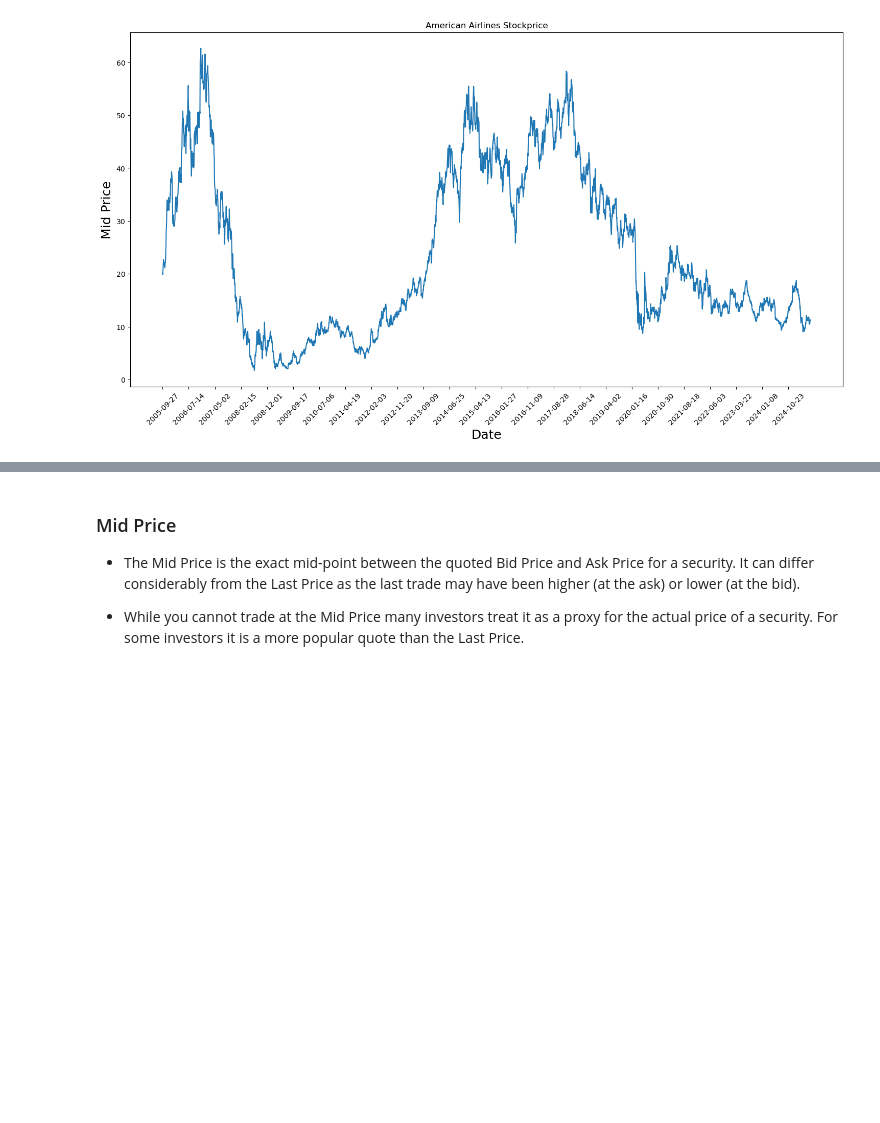
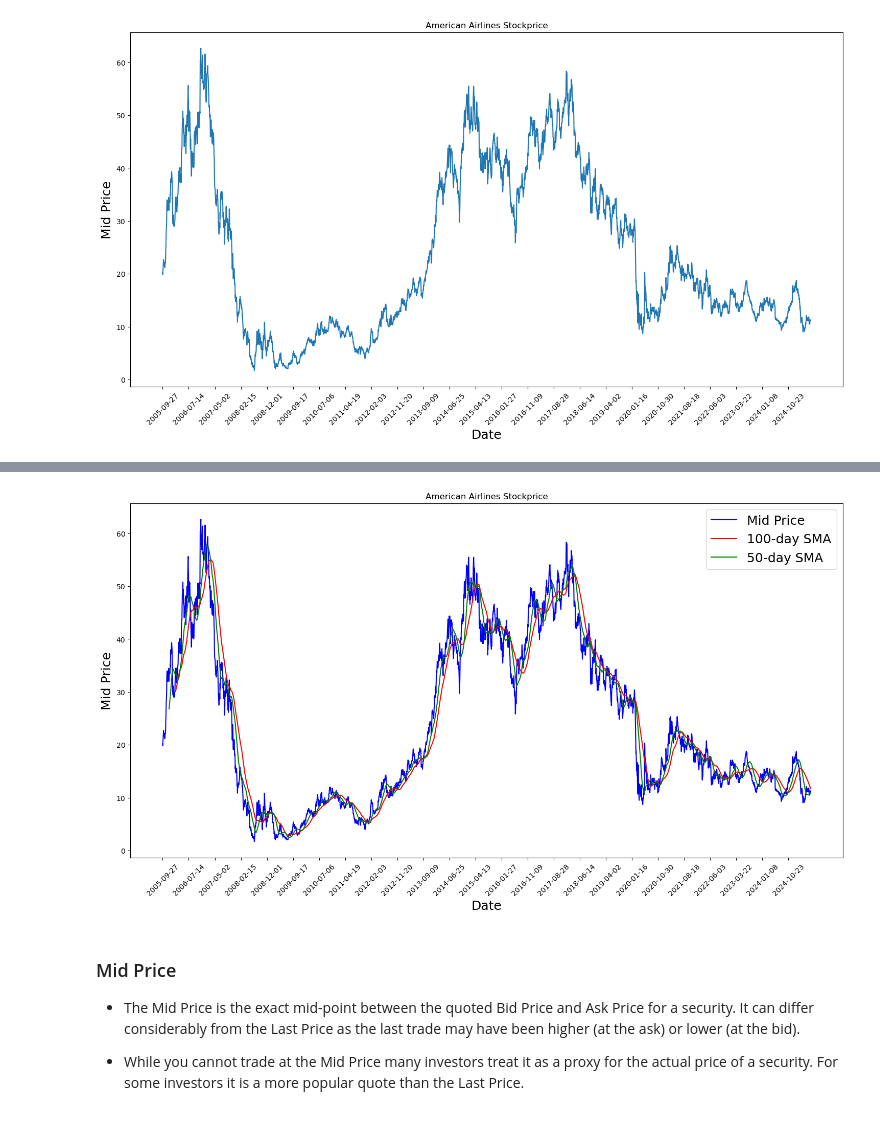
Before and after one commit to Metahemeralism/lstm-stock-predictor, a Jupyter notebook: notebooks/stock_predictions.ipynb, the cells around one changed output, grey strips where cells are left out. Saved outputs shown, nothing was run; the diff lists cells and outputs as text; code cells hidden in the pictures; blank space fills up the shorter version.

```diff
--- a/notebooks/stock_predictions.ipynb
+++ b/notebooks/stock_predictions.ipynb
@@ -107,3 +137,27 @@ plt.show()
+# %%
+SMA_100 = pd.DataFrame()
+SMA_100['Mid Prices'] = ((df['Low']+df['High'])/2.0).rolling(window=100).mean()
+
+SMA_50 = pd.DataFrame()
+SMA_50['Mid Prices'] = ((df['Low']+df['High'])/2.0).rolling(window=50).mean()
+# %%
+plt.figure(figsize = (18,9))
+plt.title('American Airlines Stockprice')
+
+# Plot mid prices
+plt.plot(range(df.shape[0]), (df['Low']+df['High'])/2.0, color='blue', label='Mid Price')
+
+# Plot 100-day SMA
+plt.plot(range(df.shape[0]), SMA_100['Mid Prices'], color='red', label='100-day SMA')
+plt.plot(range(df.shape[0]), SMA_50['Mid Prices'], color='green', label='50-day SMA')
+
+plt.xticks(range(0,df.shape[0],200), df['Date'].loc[::200], rotation=45)
+plt.xlabel('Date', fontsize=18)
+plt.ylabel('Mid Price', fontsize=18)
+plt.legend(fontsize=18)
+plt.show()
+# %% [output]
+[figure, added]
 # %% [markdown]
 ### Mid Price
 
```
Also changed, not shown: parts of 12 cells of this notebook.
